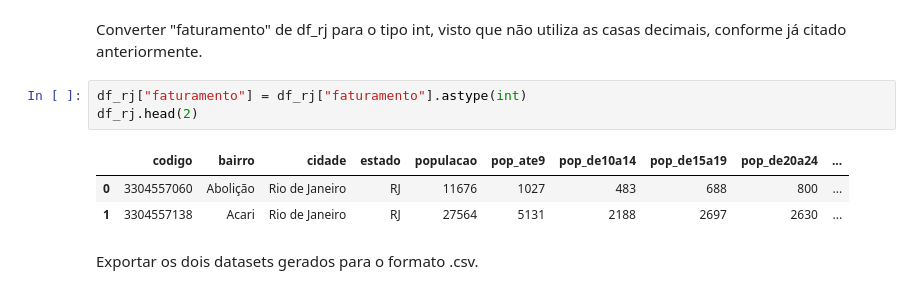
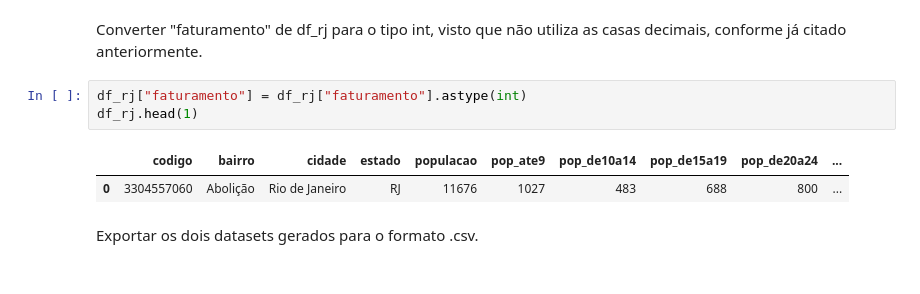
Before and after one commit to nortonvanz/Food-Business-Expansion, a Jupyter notebook: notebooks/ciclo1.ipynb, the cells around one changed output. Drawn from its saved outputs; the diff is of its cells as text.

```diff
--- a/notebooks/ciclo1.ipynb
+++ b/notebooks/ciclo1.ipynb
@@ -273,11 +255,10 @@ Número de linhas e colunas de df_sp: (296, 24)
 Converter "faturamento" de df_rj para o tipo int, visto que não utiliza as casas decimais, conforme já citado anteriormente.
 # %%
 df_rj["faturamento"] = df_rj["faturamento"].astype(int)
-df_rj.head(2)
+df_rj.head(1)
 # %% [output]
 |  | codigo | bairro | cidade | estado | populacao | pop_ate9 | pop_de10a14 | pop_de15a19 | pop_de20a24 | ... |
 | 0 | 3304557060 | Abolição | Rio de Janeiro | RJ | 11676 | 1027 | 483 | 688 | 800 | ... |
-| 1 | 3304557138 | Acari | Rio de Janeiro | RJ | 27564 | 5131 | 2188 | 2697 | 2630 | ... |
 # %% [markdown]
 Exportar os dois datasets gerados para o formato .csv.
 # %%
```
Also changed, not shown: parts of 5 cells of this notebook.
